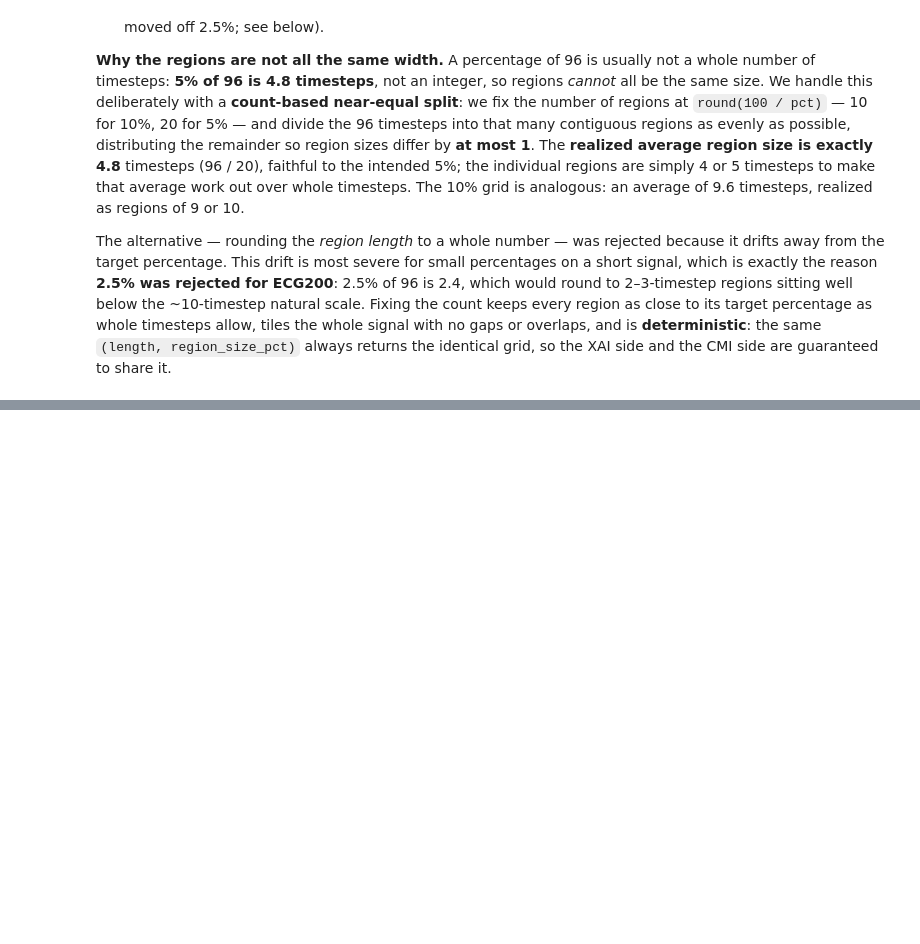
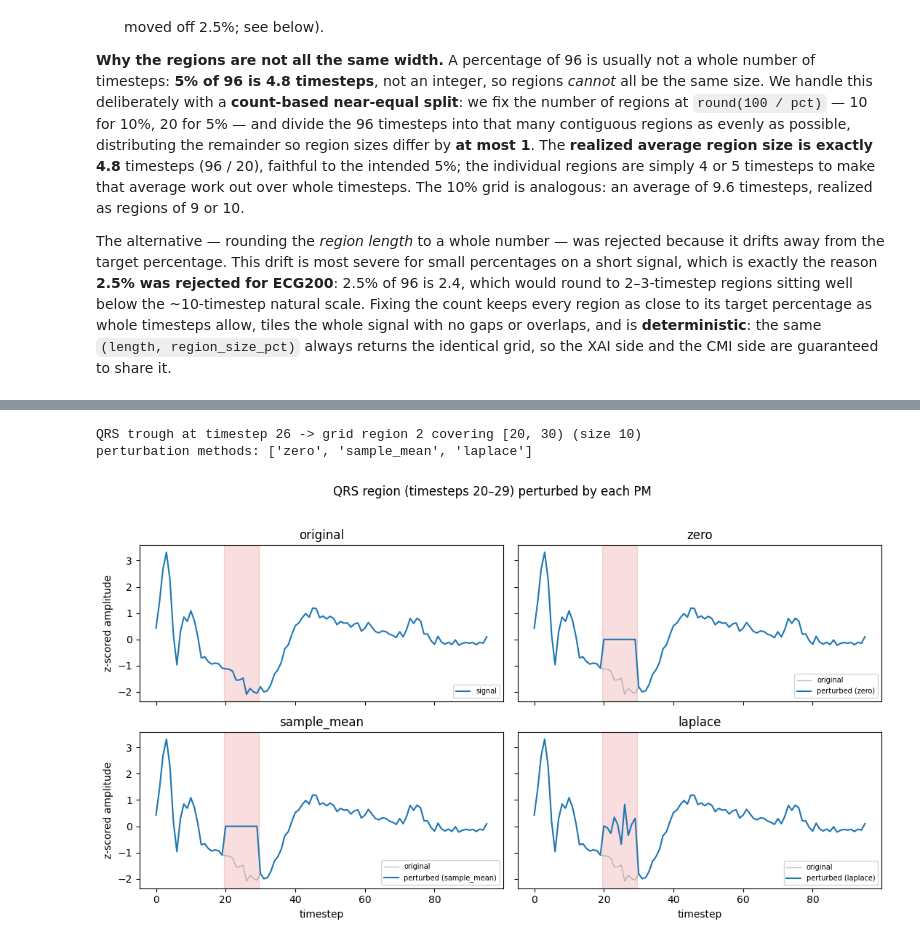
Before and after one commit to lucie-pasquier/xai-time-series-classification, a Jupyter notebook: notebooks/03_faithfulness_harness.ipynb, the cells around one changed output, grey strips where cells are left out. Drawn from its saved outputs; the diff is of its cells as text; code cells hidden in the pictures; blank space fills up the shorter version.

Commit message:
built faithfulness harness

```diff
--- a/notebooks/03_faithfulness_harness.ipynb
+++ b/notebooks/03_faithfulness_harness.ipynb
@@ -148,0 +208,41 @@ guaranteed to share it.
+# %%
+from src.xai.perturbation import perturb_region, PERTURBATION_METHODS
+
+# Reuse the example signal and the 10% grid built in Layer 1.
+qrs_t = int(signal.argmin())            # strongest deflection ≈ QRS trough (data-driven)
+qrs_region = int(grid_primary.labels[qrs_t])
+r_start, r_stop = grid_primary.bounds[qrs_region]
+print(f"QRS trough at timestep {qrs_t} -> grid region {qrs_region} "
+      f"covering [{r_start}, {r_stop}) (size {r_stop - r_start})")
+
+perturbed = {
+    name: perturb_region(signal, grid_primary, qrs_region, method=name)
+    for name in PERTURBATION_METHODS
+}
+print("perturbation methods:", list(perturbed))
+# %% [output]
+QRS trough at timestep 26 -> grid region 2 covering [20, 30) (size 10)
+perturbation methods: ['zero', 'sample_mean', 'laplace']
+# %%
+fig, axes = plt.subplots(2, 2, figsize=(11, 6), sharex=True, sharey=True)
+panels = [("original", signal)] + [(name, perturbed[name]) for name in PERTURBATION_METHODS]
+
+for ax, (name, y) in zip(axes.ravel(), panels):
+    if name != "original":
+        ax.plot(t, signal, color="grey", lw=1, alpha=0.5, label="original", zorder=1)
+    ax.plot(t, y, color="C0", lw=1.5, zorder=3,
+            label=("signal" if name == "original" else f"perturbed ({name})"))
+    ax.axvspan(r_start - 0.5, r_stop - 0.5, color="C3", alpha=0.15, zorder=0)  # perturbed region
+    ax.set_title(name)
+    ax.legend(fontsize=7, loc="lower right")
+for ax in axes[-1]:
+    ax.set_xlabel("timestep")
+for ax in axes[:, 0]:
+    ax.set_ylabel("z-scored amplitude")
+fig.suptitle(f"QRS region (timesteps {r_start}–{r_stop-1}) perturbed by each PM", y=1.02)
+fig.tight_layout()
+
+fig.savefig(FIG_DIR / "03_perturbation_methods.png", dpi=150, bbox_inches="tight")
+plt.show()
+# %% [output]
+[figure, added]
```
Also changed, not shown: parts of 43 cells of this notebook, 15 other files.
